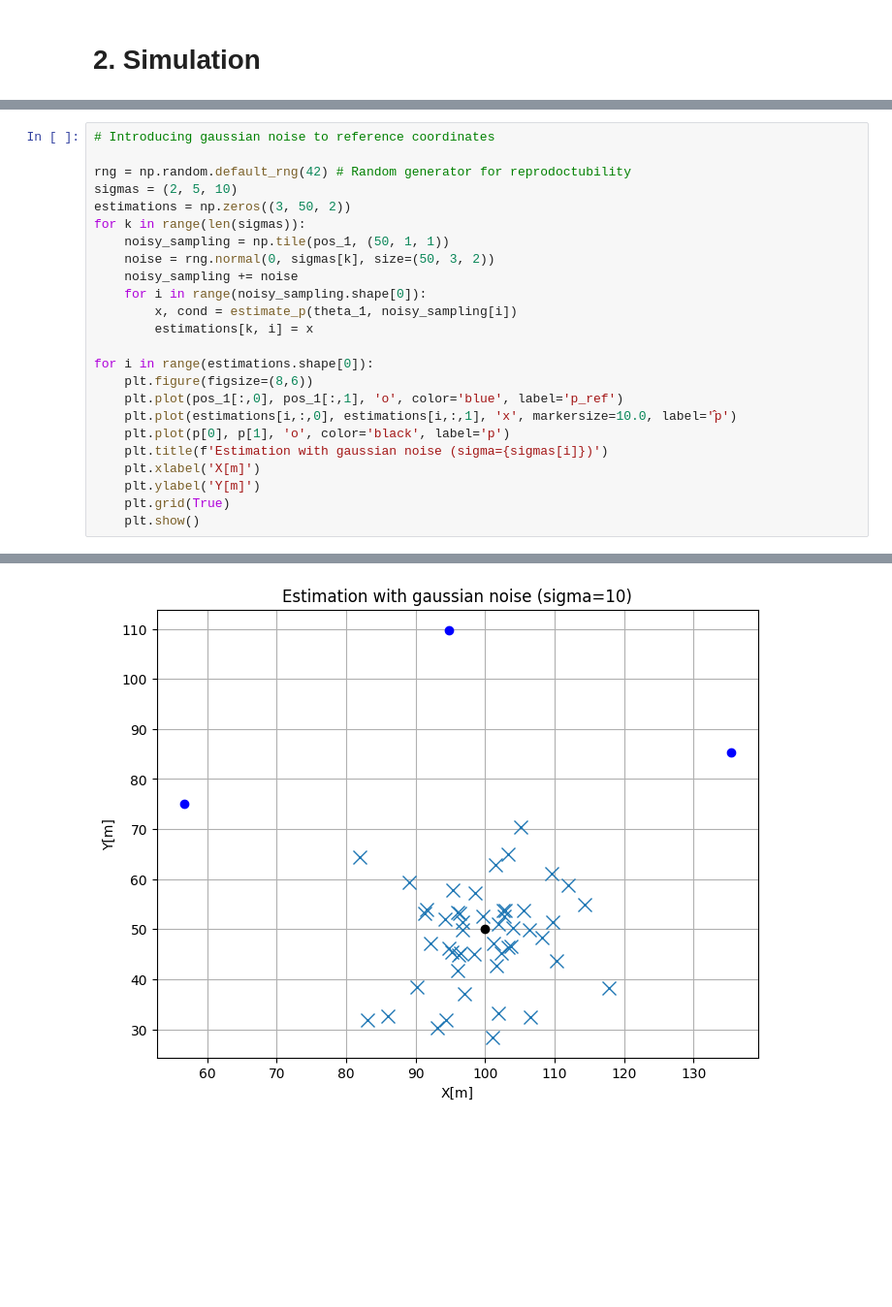
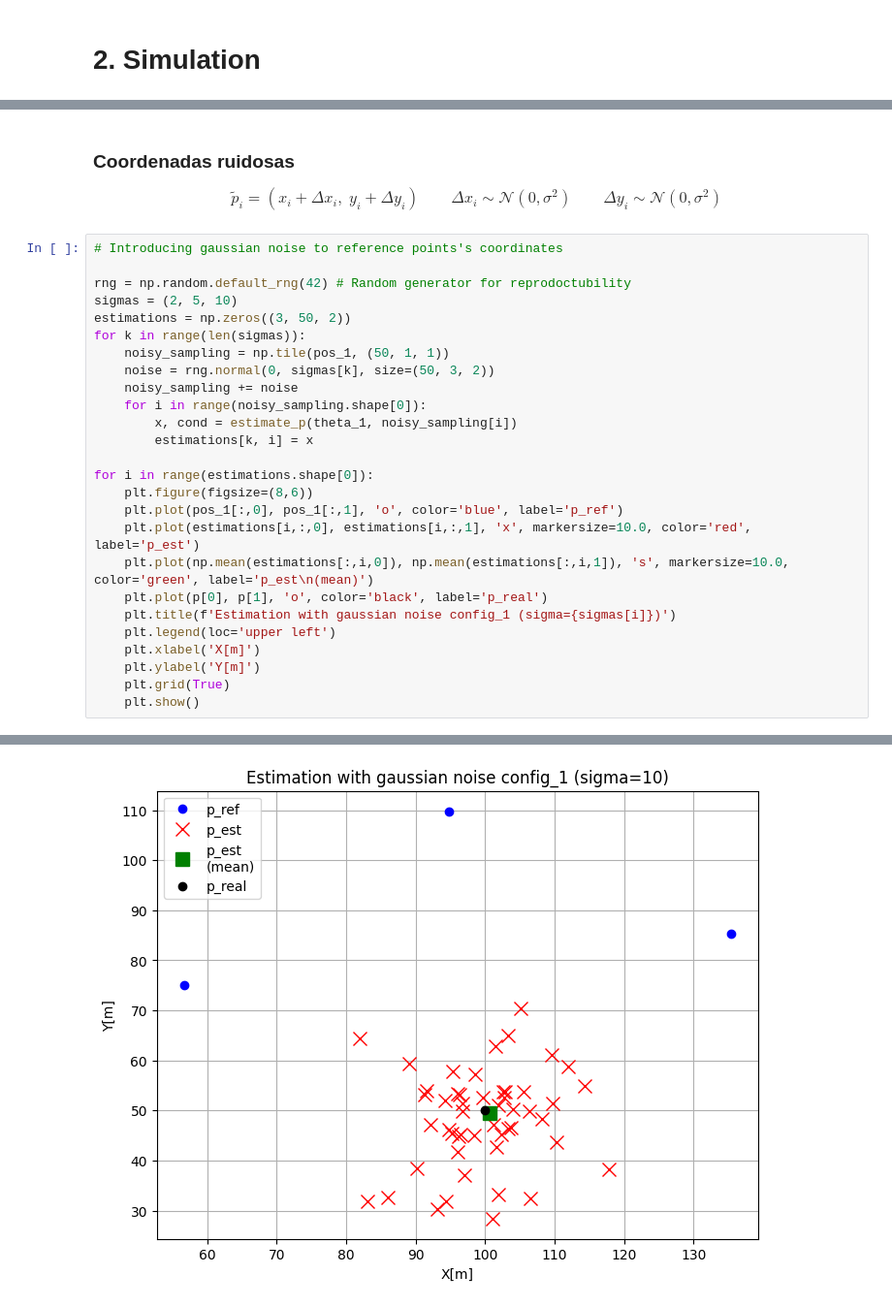
Before and after one commit to Alegarcia049/TP3_INFE, a Jupyter notebook: code.ipynb, the cells around one changed output, grey strips where cells are left out. Shown at 97% size. Saved outputs shown, nothing was run; the diff lists cells and outputs as text; blank space fills up the shorter version.

```diff
--- a/code.ipynb
+++ b/code.ipynb
@@ -67,5 +110,15 @@ plt.show()
+# %% [markdown]
+### Coordenadas ruidosas
+
+$$
+\tilde p_i = (x_i + \Delta x_i,\; y_i + \Delta y_i)
+\qquad
+\Delta x_i \sim \mathcal N(0,\sigma^2)
+\qquad
+\Delta y_i \sim \mathcal N(0,\sigma^2)
+$$
 # %%
-# Introducing gaussian noise to reference coordinates
+# Introducing gaussian noise to reference points's coordinates
 
 rng = np.random.default_rng(42) # Random generator for reprodoctubility
 sigmas = (2, 5, 10)
@@ -81,9 +134,11 @@ for k in range(len(sigmas)):
 for i in range(estimations.shape[0]):
     plt.figure(figsize=(8,6))
     plt.plot(pos_1[:,0], pos_1[:,1], 'o', color='blue', label='p_ref')
-    plt.plot(estimations[i,:,0], estimations[i,:,1], 'x', markersize=10.0, label='̂p')
-    plt.plot(p[0], p[1], 'o', color='black', label='p')
-    plt.title(f'Estimation with gaussian noise (sigma={sigmas[i]})')
+    plt.plot(estimations[i,:,0], estimations[i,:,1], 'x', markersize=10.0, color='red', label='p_est')
+    plt.plot(np.mean(estimations[:,i,0]), np.mean(estimations[:,i,1]), 's', markersize=10.0, color='green', label='p_est\n(mean)')
+    plt.plot(p[0], p[1], 'o', color='black', label='p_real')
+    plt.title(f'Estimation with gaussian noise config_1 (sigma={sigmas[i]})')
+    plt.legend(loc='upper left')
     plt.xlabel('X[m]')
     plt.ylabel('Y[m]')
     plt.grid(True)
@@ -94 +149 @@ for i in range(estimations.shape[0]):
-[figure, old version]
+[figure, new version]
```
Also changed, not shown: parts of 7 cells of this notebook, 4 other files.
